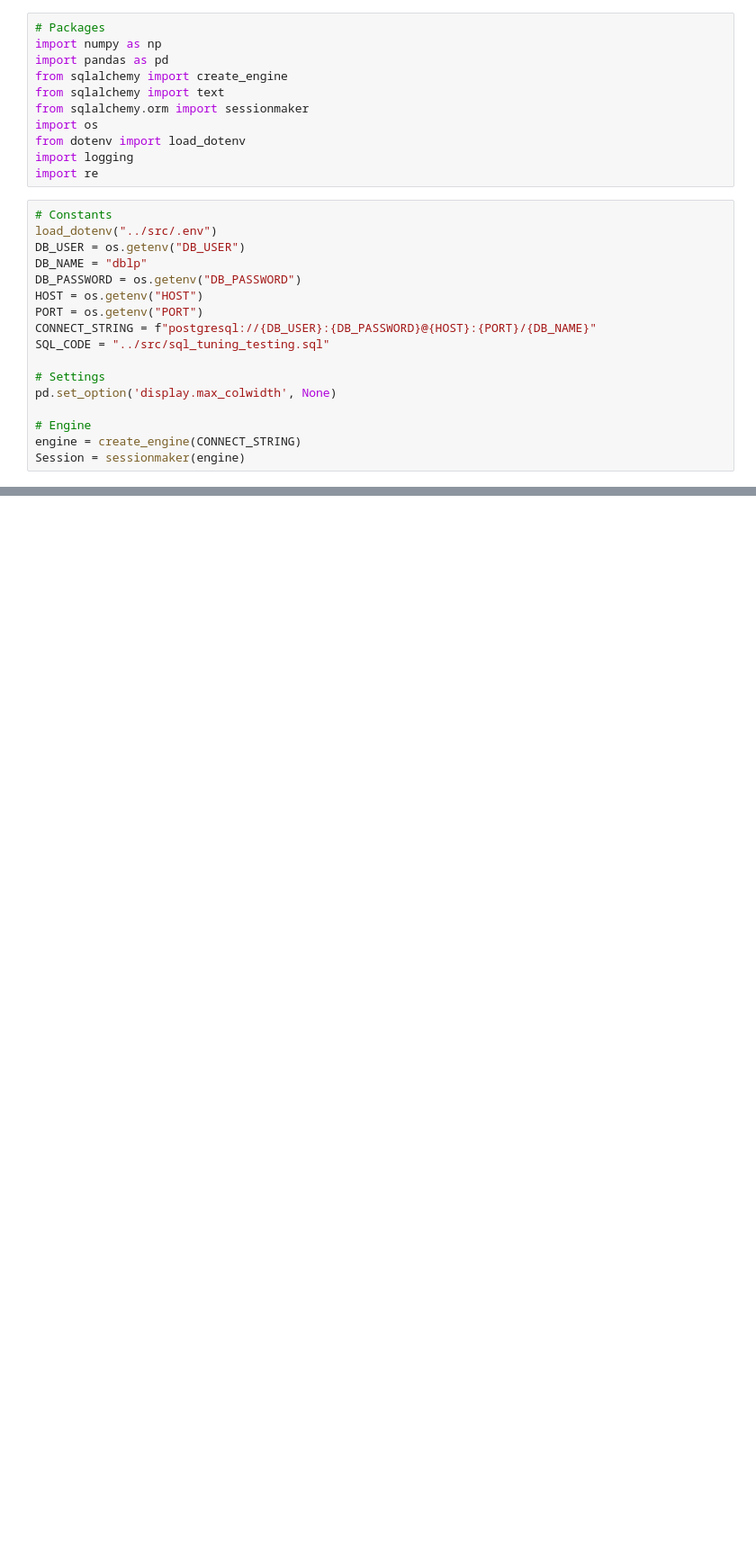
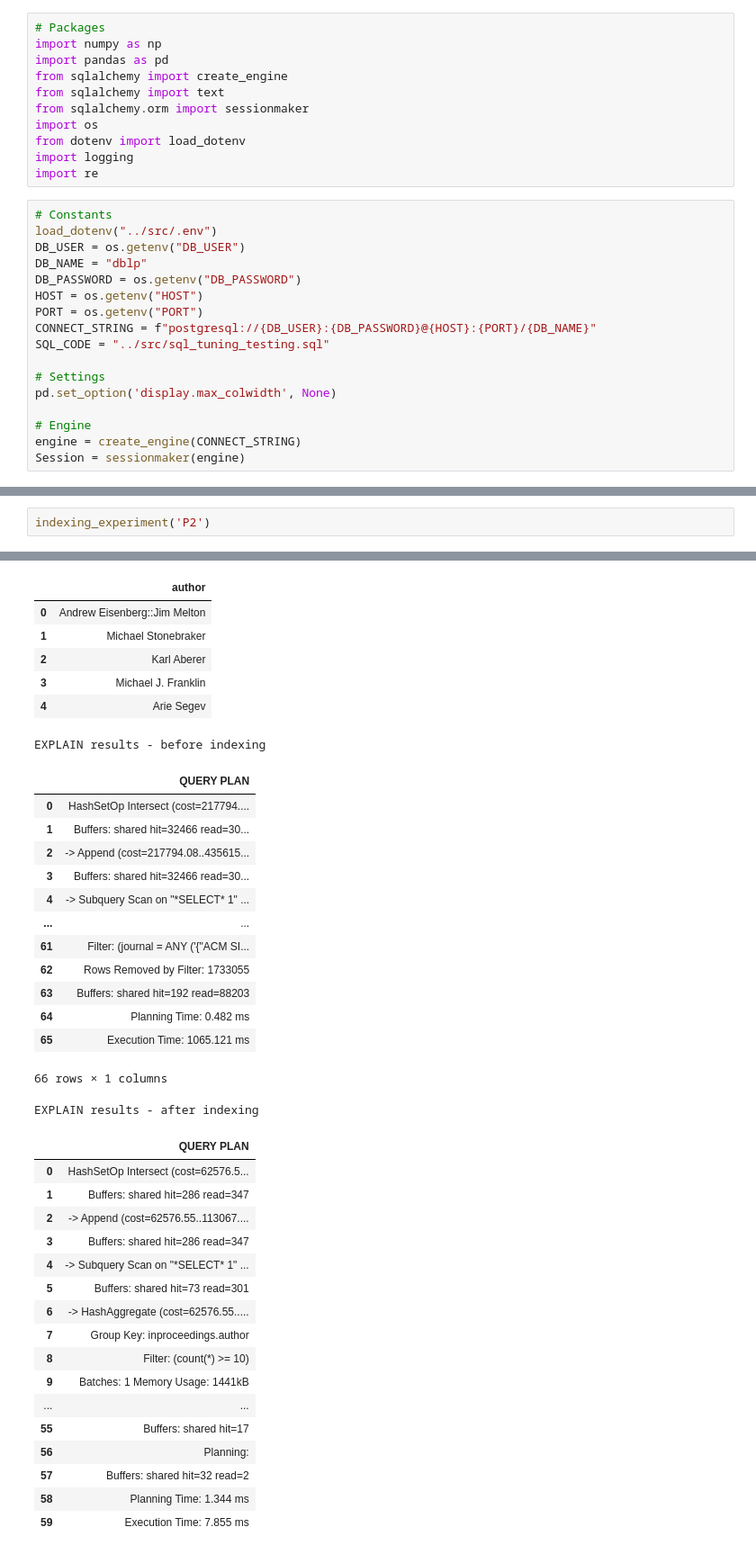
Before and after one commit to andrewcockerill/springboard_06_sql_tuning, a Jupyter notebook: notebooks/tuning_exploration.ipynb, the cells around one changed output, grey strips where cells are left out. Shown: that part at 90% size. Cells and saved outputs as stored; diff of their text form; blank space fills up the shorter version.

```diff
--- a/notebooks/tuning_exploration.ipynb
+++ b/notebooks/tuning_exploration.ipynb
@@ -115,0 +131,3 @@ EXPLAIN results
+# %%
+indexing_experiment('P2')
+# %% [output]
@@ -115,0 +138,38 @@ EXPLAIN results
+|  | author |
+| 0 | Andrew Eisenberg::Jim Melton |
+| 1 | Michael Stonebraker |
+| 2 | Karl Aberer |
+| 3 | Michael J. Franklin |
+| 4 | Arie Segev |
+EXPLAIN results - before indexing
+|  | QUERY PLAN |
+| 0 | HashSetOp Intersect (cost=217794.... |
+| 1 | Buffers: shared hit=32466 read=30... |
+| 2 | -> Append (cost=217794.08..435615... |
+| 3 | Buffers: shared hit=32466 read=30... |
+| 4 | -> Subquery Scan on "*SELECT* 1" ... |
+| ... | ... |
+| 61 | Filter: (journal = ANY ('{"ACM SI... |
+| 62 | Rows Removed by Filter: 1733055 |
+| 63 | Buffers: shared hit=192 read=88203 |
+| 64 | Planning Time: 0.482 ms |
+| 65 | Execution Time: 1065.121 ms |
+66 rows × 1 columns
+EXPLAIN results - after indexing
+|  | QUERY PLAN |
+| 0 | HashSetOp Intersect (cost=62576.5... |
+| 1 | Buffers: shared hit=286 read=347 |
+| 2 | -> Append (cost=62576.55..113067.... |
+| 3 | Buffers: shared hit=286 read=347 |
+| 4 | -> Subquery Scan on "*SELECT* 1" ... |
+| 5 | Buffers: shared hit=73 read=301 |
+| 6 | -> HashAggregate (cost=62576.55..... |
+| 7 | Group Key: inproceedings.author |
+| 8 | Filter: (count(*) >= 10) |
+| 9 | Batches: 1 Memory Usage: 1441kB |
+| ... | ... |
+| 55 | Buffers: shared hit=17 |
+| 56 | Planning: |
+| 57 | Buffers: shared hit=32 read=2 |
+| 58 | Planning Time: 1.344 ms |
+| 59 | Execution Time: 7.855 ms |
```
Also changed, not shown: parts of 17 cells of this notebook, 3 other files.
